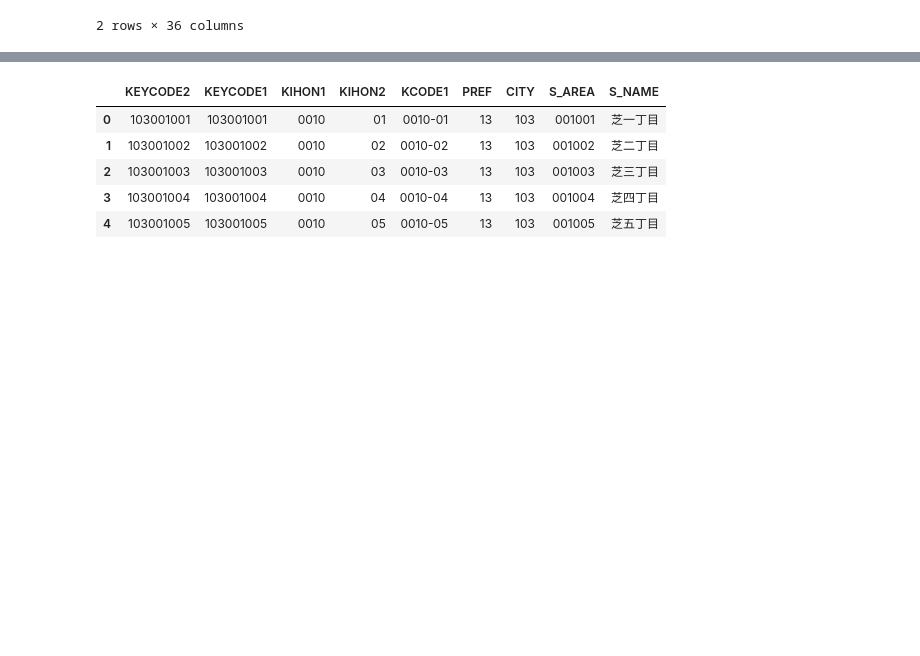
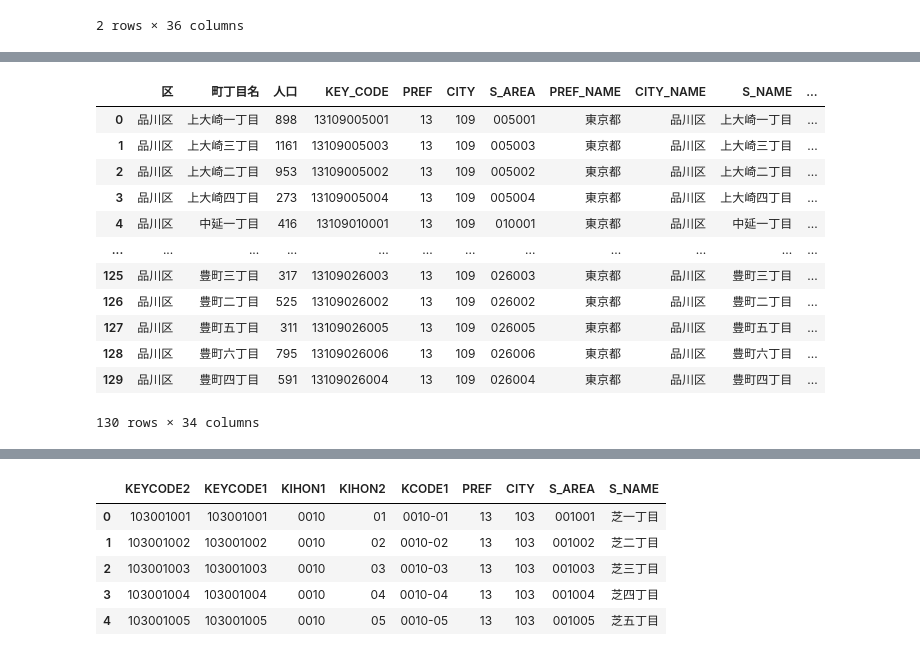
Before and after one commit to MasaoMori/Tokyo_Ward_Assembly_Election, a Jupyter notebook: jupyter/Population_age.ipynb, the cells around one changed output, grey strips where cells are left out. Saved outputs shown, nothing was run; the diff lists cells and outputs as text; code cells hidden in the pictures; blank space fills up the shorter version.

```diff
--- a/jupyter/Population_age.ipynb
+++ b/jupyter/Population_age.ipynb
@@ -453,3 +479,19 @@ tmp_kgdf[tmp_kgdf['S_NAME'].str.contains('令和')]
+# %%
+result
+# %% [output]
+|  | 区 | 町丁目名 | 人口 | KEY_CODE | PREF | CITY | S_AREA | PREF_NAME | CITY_NAME | S_NAME | ... |
+| 0 | 品川区 | 上大崎一丁目 | 898 | 13109005001 | 13 | 109 | 005001 | 東京都 | 品川区 | 上大崎一丁目 | ... |
+| 1 | 品川区 | 上大崎三丁目 | 1161 | 13109005003 | 13 | 109 | 005003 | 東京都 | 品川区 | 上大崎三丁目 | ... |
+| 2 | 品川区 | 上大崎二丁目 | 953 | 13109005002 | 13 | 109 | 005002 | 東京都 | 品川区 | 上大崎二丁目 | ... |
+| 3 | 品川区 | 上大崎四丁目 | 273 | 13109005004 | 13 | 109 | 005004 | 東京都 | 品川区 | 上大崎四丁目 | ... |
+| 4 | 品川区 | 中延一丁目 | 416 | 13109010001 | 13 | 109 | 010001 | 東京都 | 品川区 | 中延一丁目 | ... |
+| ... | ... | ... | ... | ... | ... | ... | ... | ... | ... | ... | ... |
+| 125 | 品川区 | 豊町三丁目 | 317 | 13109026003 | 13 | 109 | 026003 | 東京都 | 品川区 | 豊町三丁目 | ... |
+| 126 | 品川区 | 豊町二丁目 | 525 | 13109026002 | 13 | 109 | 026002 | 東京都 | 品川区 | 豊町二丁目 | ... |
+| 127 | 品川区 | 豊町五丁目 | 311 | 13109026005 | 13 | 109 | 026005 | 東京都 | 品川区 | 豊町五丁目 | ... |
+| 128 | 品川区 | 豊町六丁目 | 795 | 13109026006 | 13 | 109 | 026006 | 東京都 | 品川区 | 豊町六丁目 | ... |
+| 129 | 品川区 | 豊町四丁目 | 591 | 13109026004 | 13 | 109 | 026004 | 東京都 | 品川区 | 豊町四丁目 | ... |
+130 rows × 34 columns
 # %%
 import geopandas as gpd
 import folium
```
Also changed, not shown: parts of 4 cells of this notebook, 1 other file.
